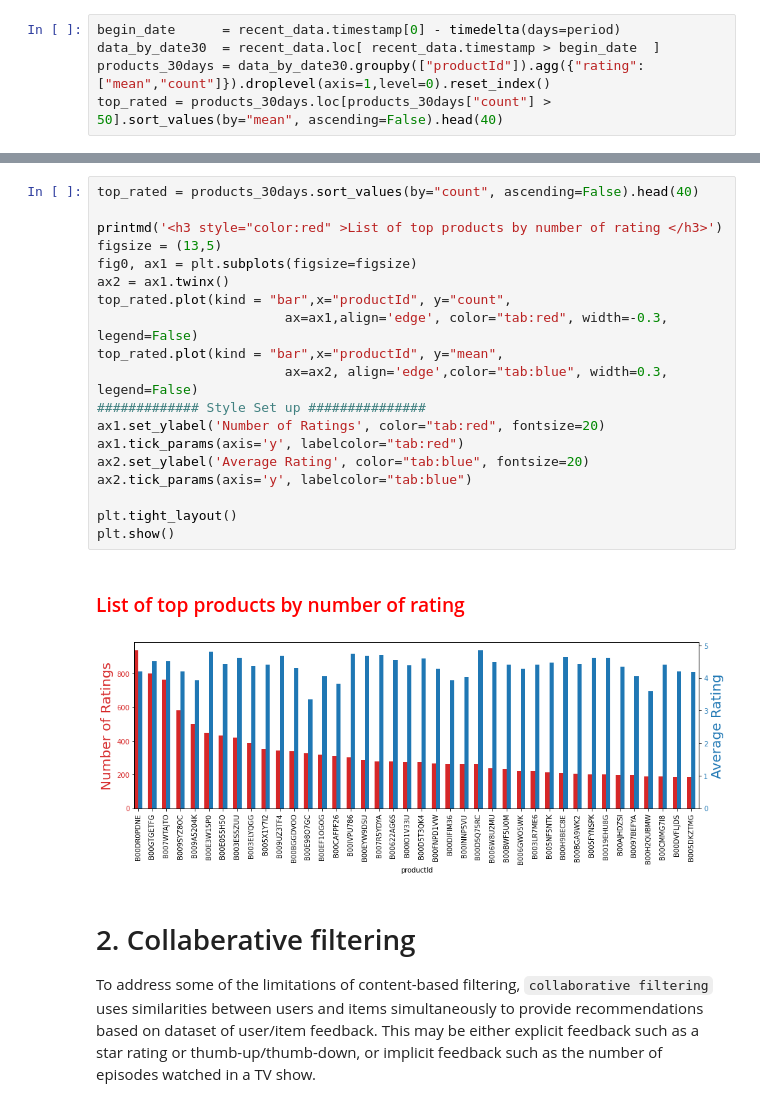
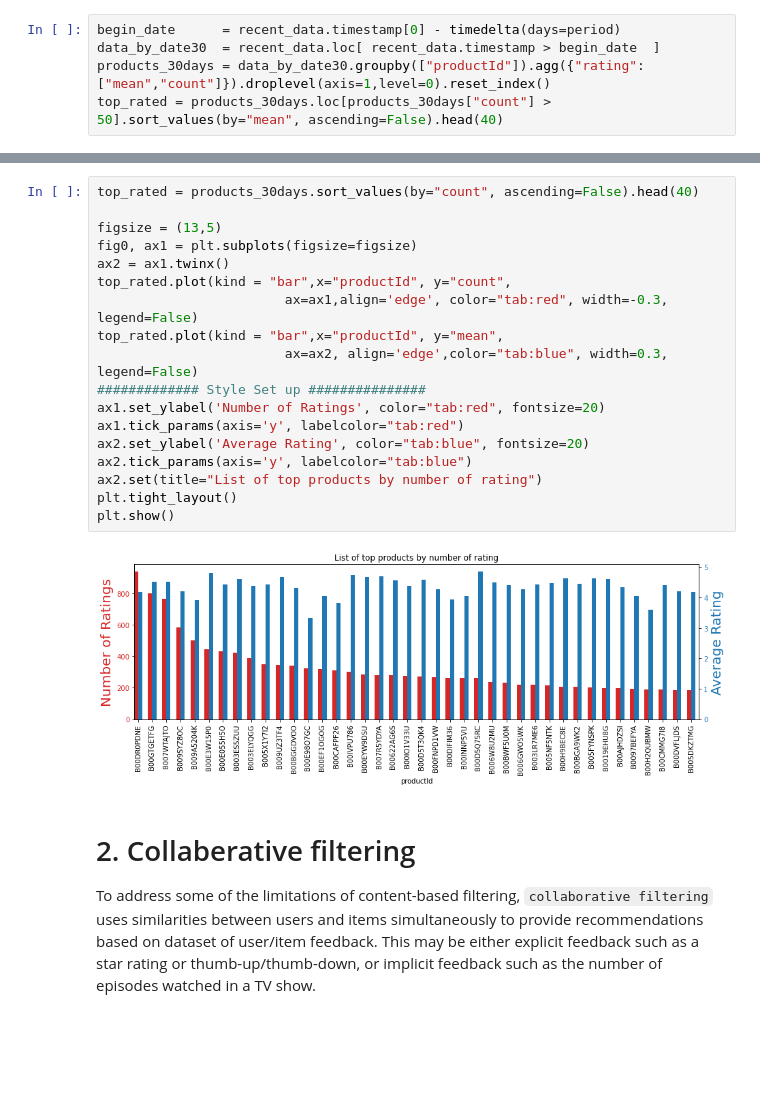
Before and after one commit to linhhlp/Machine-Learning-Applications, a Jupyter notebook: Step3_Build-model.ipynb, the cells around one changed output, grey strips where cells are left out. Cells and saved outputs as stored; diff of their text form; blank space fills up the shorter version.

```diff
--- a/Step3_Build-model.ipynb
+++ b/Step3_Build-model.ipynb
@@ -80,25 +76,23 @@ plt.show()
 # %%
 top_rated = products_30days.sort_values(by="count", ascending=False).head(40)
 
-printmd('<h3 style="color:red" >List of top products by number of rating </h3>')
 figsize = (13,5)
 fig0, ax1 = plt.subplots(figsize=figsize)
 ax2 = ax1.twinx()
 top_rated.plot(kind = "bar",x="productId", y="count",
                         ax=ax1,align='edge', color="tab:red", width=-0.3, legend=False)
 top_rated.plot(kind = "bar",x="productId", y="mean",
                         ax=ax2, align='edge',color="tab:blue", width=0.3, legend=False)
 ############# Style Set up ###############
 ax1.set_ylabel('Number of Ratings', color="tab:red", fontsize=20)
 ax1.tick_params(axis='y', labelcolor="tab:red")
 ax2.set_ylabel('Average Rating', color="tab:blue", fontsize=20)
 ax2.tick_params(axis='y', labelcolor="tab:blue")
-
+ax2.set(title="List of top products by number of rating")
 plt.tight_layout()
 plt.show()
 # %% [output]
-<h3 style="color:red" >List of top products by number of rating </h3>
-[figure, old version]
+[figure, new version]
 # %% [markdown]
 # 2. Collaberative filtering
 
```
Also changed, not shown: parts of 14 cells of this notebook.
